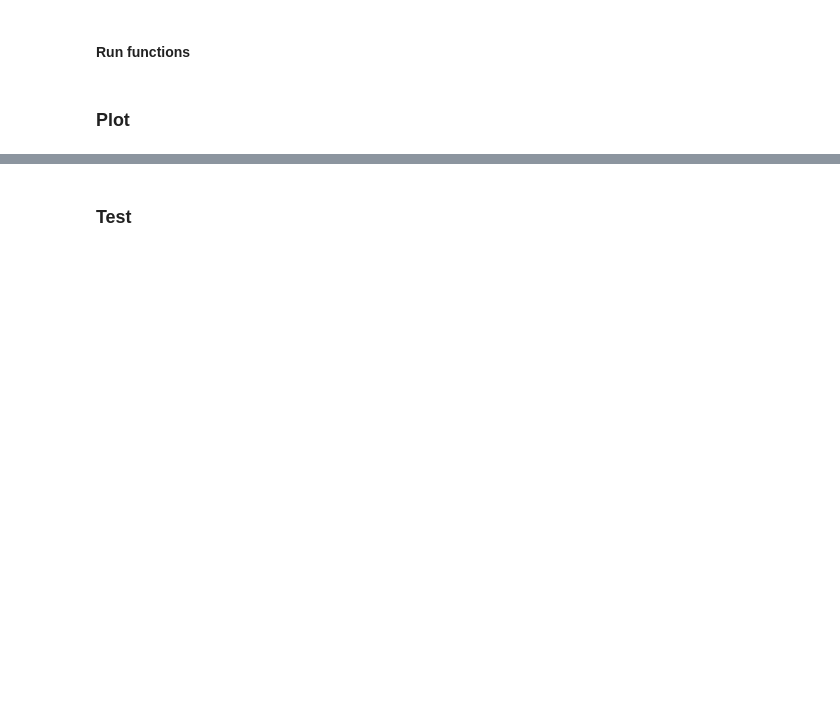
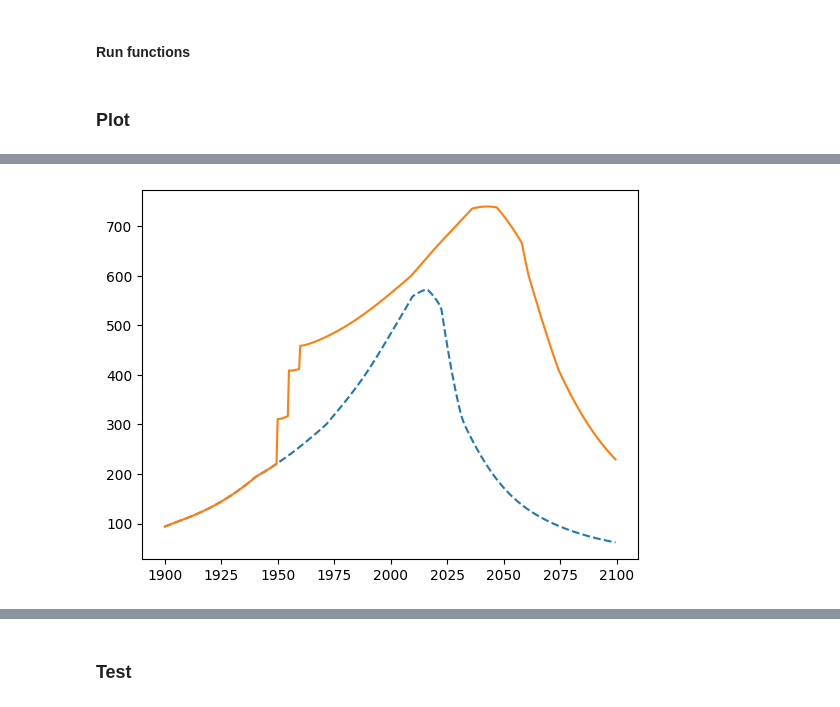
Before and after one commit to orsvik/PyWorld3-03-control, a Jupyter notebook: plotter.ipynb, the cells around one changed output, grey strips where cells are left out. Saved outputs shown, nothing was run; the diff lists cells and outputs as text; code cells hidden in the pictures; blank space fills up the shorter version.

```diff
--- a/plotter.ipynb
+++ b/plotter.ipynb
@@ -247,0 +289,8 @@ plt.show()
+# %%
+better_world = extract_data_from(ctrlworld_id="ISOPC2", reward_name=REWARD_NAME, train_id="1", rl_id="1")[0]
+
+plt.plot(time[start:end], worlds["std"].isopc[start:end], label="Standard world", linestyle='--')
+plt.plot(time[start:end], better_world.isopc[start:end], label="better world", linestyle='-')
+plt.show()
+# %% [output]
+[figure, added]
```
Also changed, not shown: parts of 11 cells of this notebook, 15 other files.
